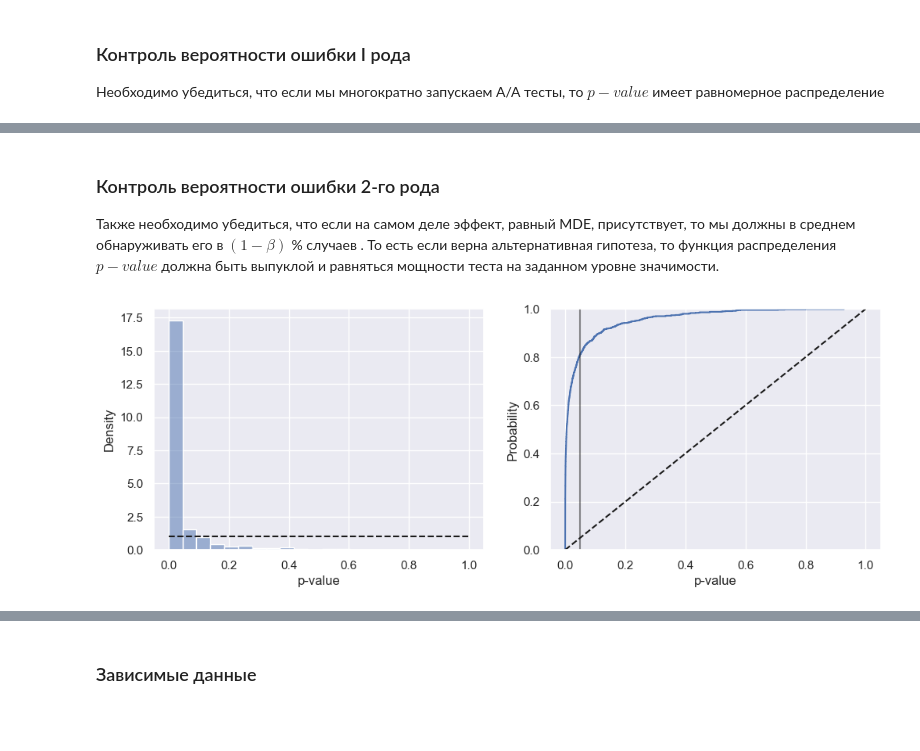
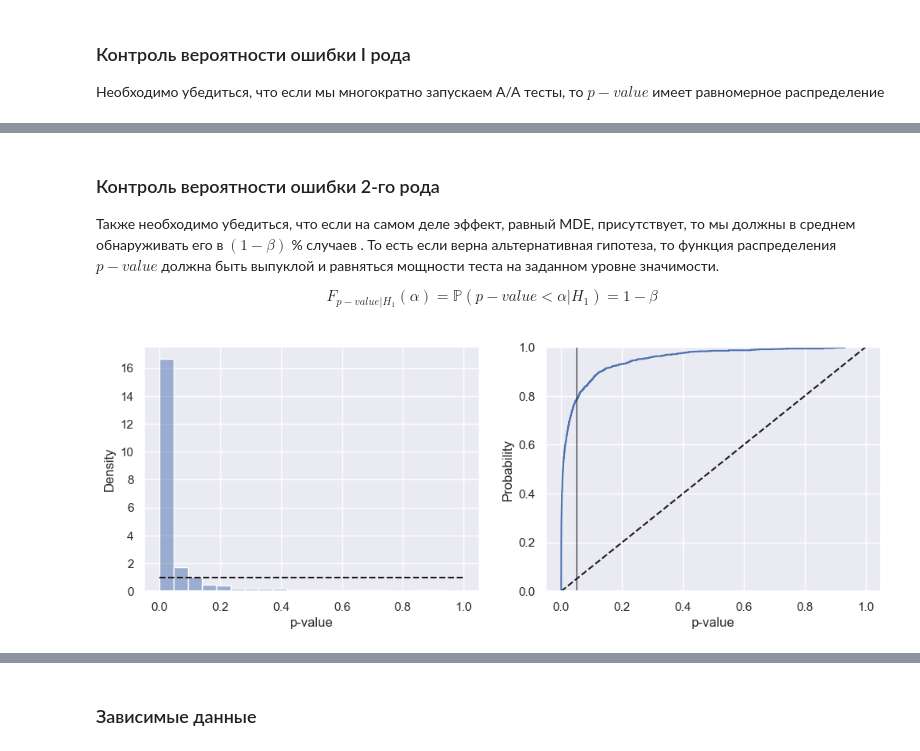
Before and after one commit to ShashlovAI/stat, a Jupyter notebook: design_testing.ipynb, the cells around one changed output, grey strips where cells are left out. Cells and saved outputs as stored; diff of their text form; code cells hidden in the pictures; blank space fills up the shorter version.

```diff
--- a/design_testing.ipynb
+++ b/design_testing.ipynb
@@ -103,31 +115,21 @@ ax.set(xlabel='p_value');
 # %% [markdown]
 ### Контроль вероятности ошибки 2-го рода
 Также необходимо убедиться, что если на самом деле эффект, равный MDE, присутствует, то мы должны в среднем обнаруживать его в $(1 - {\beta})$ % случаев . То есть если верна альтернативная гипотеза, то функция распределения $p-value$ должна быть выпуклой и равняться мощности теста на заданном уровне значимости.
+
+$$F_{p-value | H_1}(\alpha) = \mathbb{P}(p-value < \alpha | H_1) = 1 - \beta$$
 # %%
 p_values = []
 for _ in range(1000):
     a = np.random.normal(loc=mu,
                          scale=std,
                          size=sample_size)
     b = np.random.normal(loc=mu,
                          scale=std,
                          size=sample_size ) + 0.05*mu
     _, pvalue = ttest_ind(a, b)
 
     p_values.append(pvalue)
+
+plot_hist_and_ecdf(p_values, add_hline=True)
+# %% [output]
+[figure, added]
-# %%
-fig, (ax1, ax2) = plt.subplots(1, 2, figsize=(12, 4))
-
-sns.histplot(p_values, ax=ax1, alpha=0.5, bins = 20, stat='density')
-ax1.plot([0, 1], [1, 1], 'k--')
-ax1.set(xlabel='p-value', ylabel='Density')
-
-# empirical cumulative distribution functions
-sns.ecdfplot(p_values, ax=ax2, stat='proportion')
-ax2.plot([0, 1], [0, 1], 'k--')
-ax2.set(xlabel='p-value', ylabel='Probability')
-ax2.plot([0.05, 0.05], [0, 1], 'k-', alpha=0.5)
-
-ax.set(xlabel='p_value');
-# %% [output]
-[figure, removed]
```
Also changed, not shown: parts of 9 cells of this notebook.
